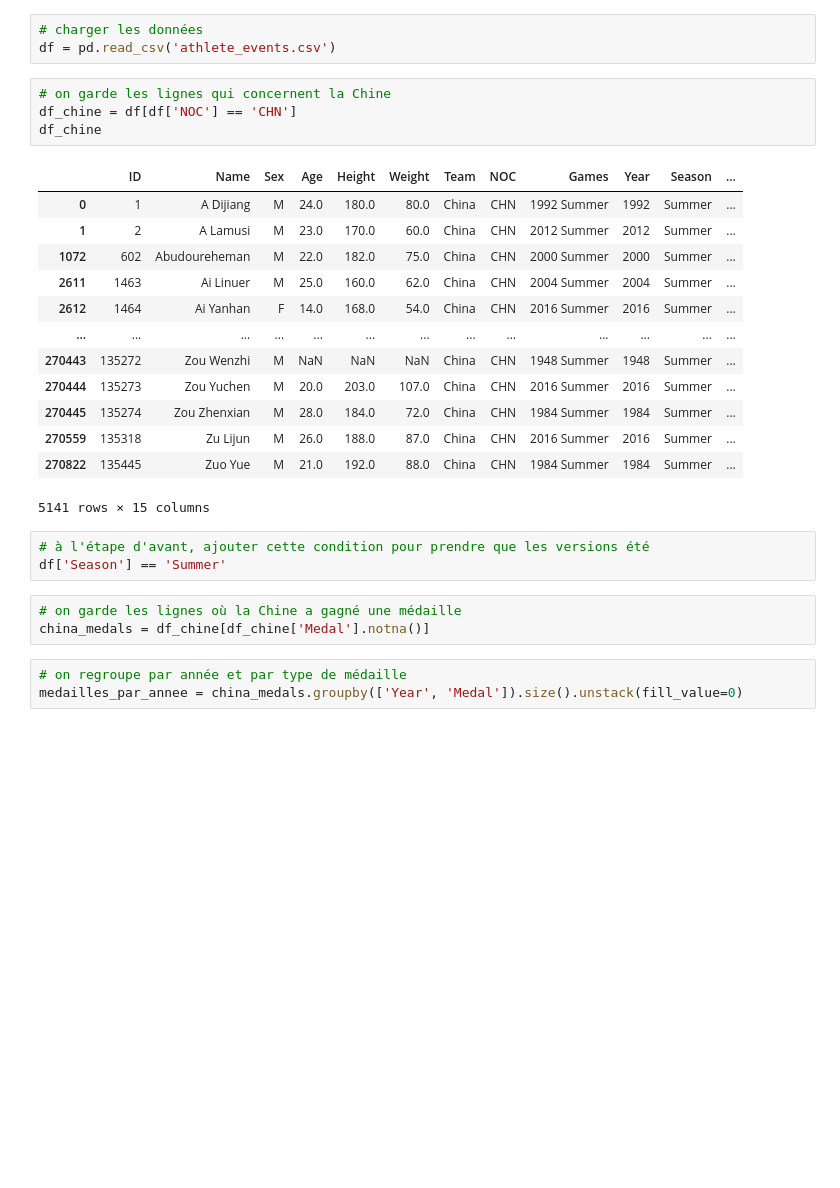
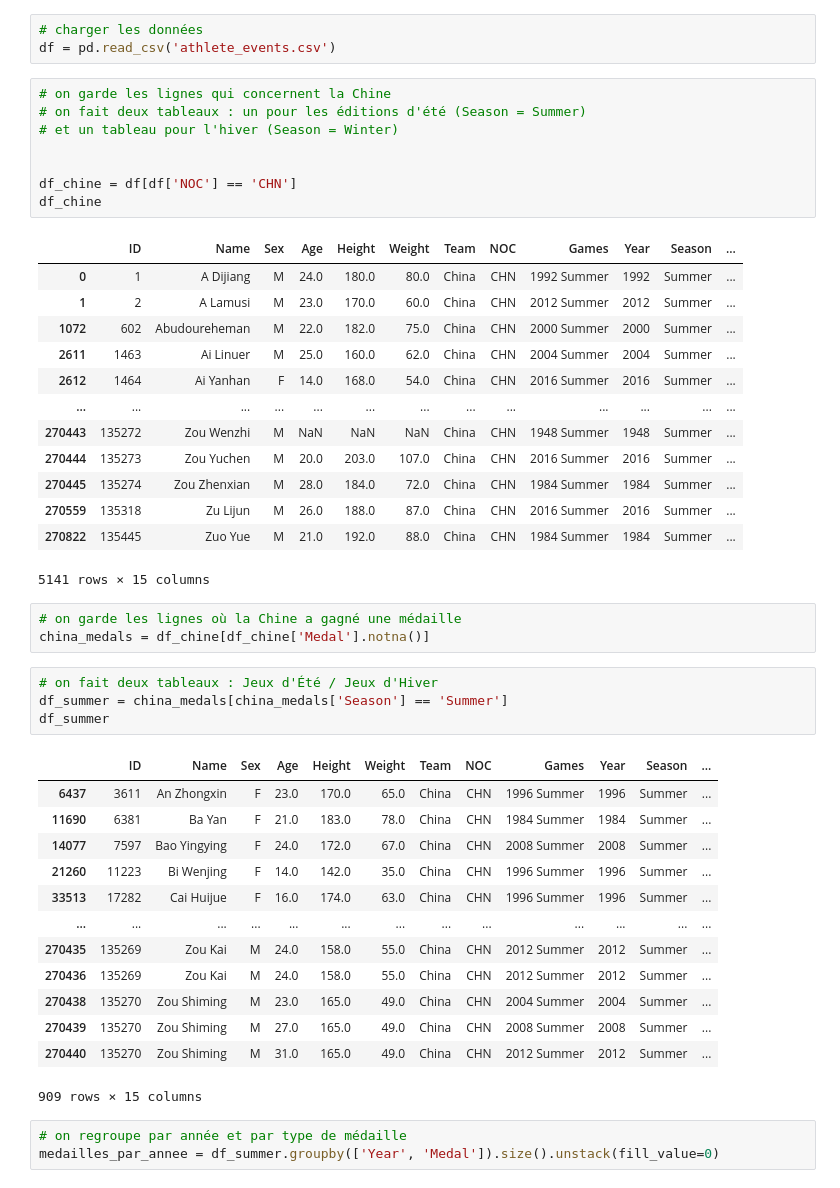
Before and after one commit to id2771/olympic-charts, a Jupyter notebook: evolution_chine.ipynb, the cells around one changed output. Cells and saved outputs as stored; diff of their text form; blank space fills up the shorter version.

```diff
--- a/evolution_chine.ipynb
+++ b/evolution_chine.ipynb
@@ -8,6 +8,10 @@ import matplotlib.pyplot as plt
 df = pd.read_csv('athlete_events.csv')
 # %%
 # on garde les lignes qui concernent la Chine
+# on fait deux tableaux : un pour les éditions d'été (Season = Summer)
+# et un tableau pour l'hiver (Season = Winter)
+
+
 df_chine = df[df['NOC'] == 'CHN']
 df_chine
 # %% [output]
@@ -24,14 +28,29 @@ df_chine
 | 270559 | 135318 | Zu Lijun | M | 26.0 | 188.0 | 87.0 | China | CHN | 2016 Summer | 2016 | Summer | ... |
 | 270822 | 135445 | Zuo Yue | M | 21.0 | 192.0 | 88.0 | China | CHN | 1984 Summer | 1984 | Summer | ... |
 5141 rows × 15 columns
-# %%
-# à l'étape d'avant, ajouter cette condition pour prendre que les versions été
-df['Season'] == 'Summer'
 # %%
 # on garde les lignes où la Chine a gagné une médaille
 china_medals = df_chine[df_chine['Medal'].notna()]
+# %%
+# on fait deux tableaux : Jeux d'Été / Jeux d'Hiver
+df_summer = china_medals[china_medals['Season'] == 'Summer']
+df_summer
+# %% [output]
+|  | ID | Name | Sex | Age | Height | Weight | Team | NOC | Games | Year | Season | ... |
+| 6437 | 3611 | An Zhongxin | F | 23.0 | 170.0 | 65.0 | China | CHN | 1996 Summer | 1996 | Summer | ... |
+| 11690 | 6381 | Ba Yan | F | 21.0 | 183.0 | 78.0 | China | CHN | 1984 Summer | 1984 | Summer | ... |
+| 14077 | 7597 | Bao Yingying | F | 24.0 | 172.0 | 67.0 | China | CHN | 2008 Summer | 2008 | Summer | ... |
+| 21260 | 11223 | Bi Wenjing | F | 14.0 | 142.0 | 35.0 | China | CHN | 1996 Summer | 1996 | Summer | ... |
+| 33513 | 17282 | Cai Huijue | F | 16.0 | 174.0 | 63.0 | China | CHN | 1996 Summer | 1996 | Summer | ... |
+| ... | ... | ... | ... | ... | ... | ... | ... | ... | ... | ... | ... | ... |
+| 270435 | 135269 | Zou Kai | M | 24.0 | 158.0 | 55.0 | China | CHN | 2012 Summer | 2012 | Summer | ... |
+| 270436 | 135269 | Zou Kai | M | 24.0 | 158.0 | 55.0 | China | CHN | 2012 Summer | 2012 | Summer | ... |
+| 270438 | 135270 | Zou Shiming | M | 23.0 | 165.0 | 49.0 | China | CHN | 2004 Summer | 2004 | Summer | ... |
+| 270439 | 135270 | Zou Shiming | M | 27.0 | 165.0 | 49.0 | China | CHN | 2008 Summer | 2008 | Summer | ... |
+| 270440 | 135270 | Zou Shiming | M | 31.0 | 165.0 | 49.0 | China | CHN | 2012 Summer | 2012 | Summer | ... |
+909 rows × 15 columns
 # %%
 # on regroupe par année et par type de médaille
-medailles_par_annee = china_medals.groupby(['Year', 'Medal']).size().unstack(fill_value=0)
+medailles_par_annee = df_summer.groupby(['Year', 'Medal']).size().unstack(fill_value=0)
 # %%
 medailles_par_annee.plot(kind='bar', figsize=(7,12))
```
Also changed, not shown: parts of 1 cell of this notebook, 2 other files.
